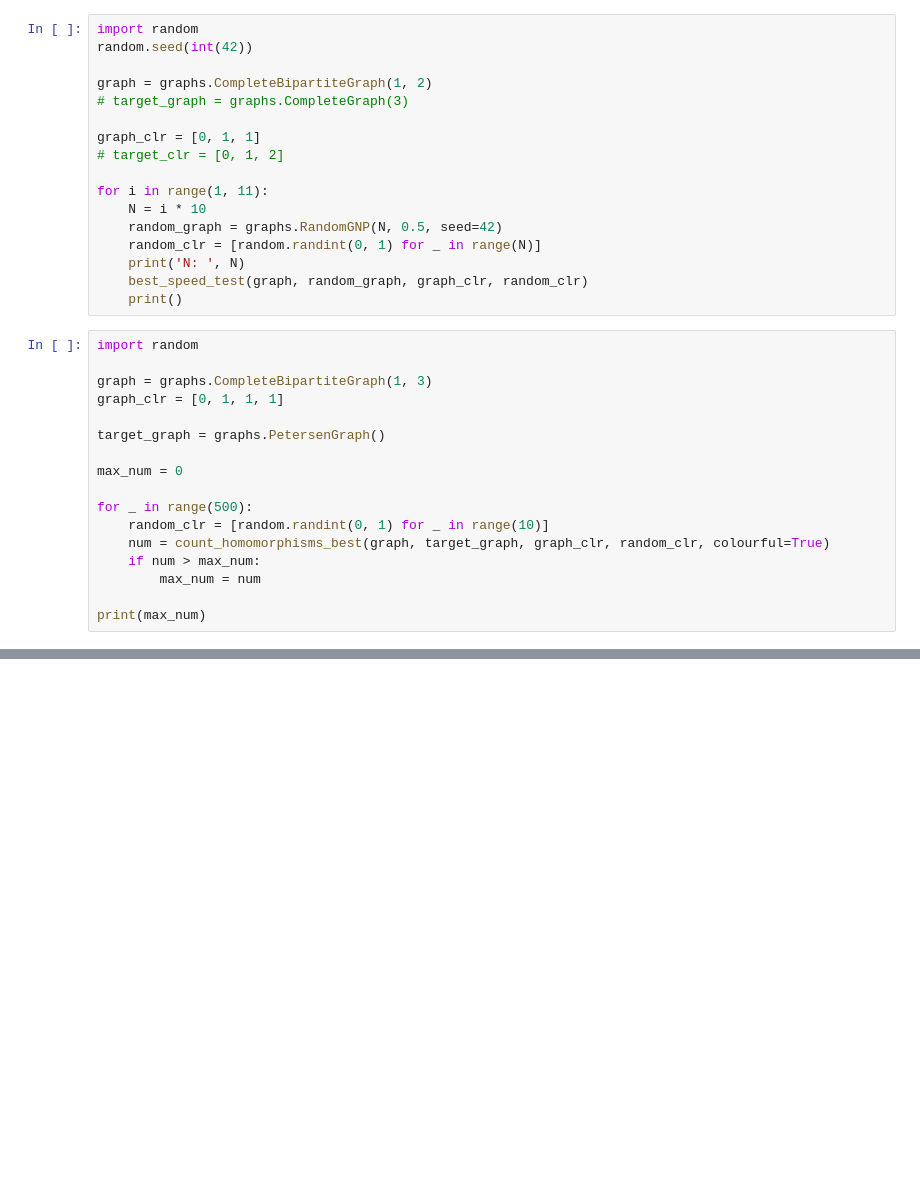
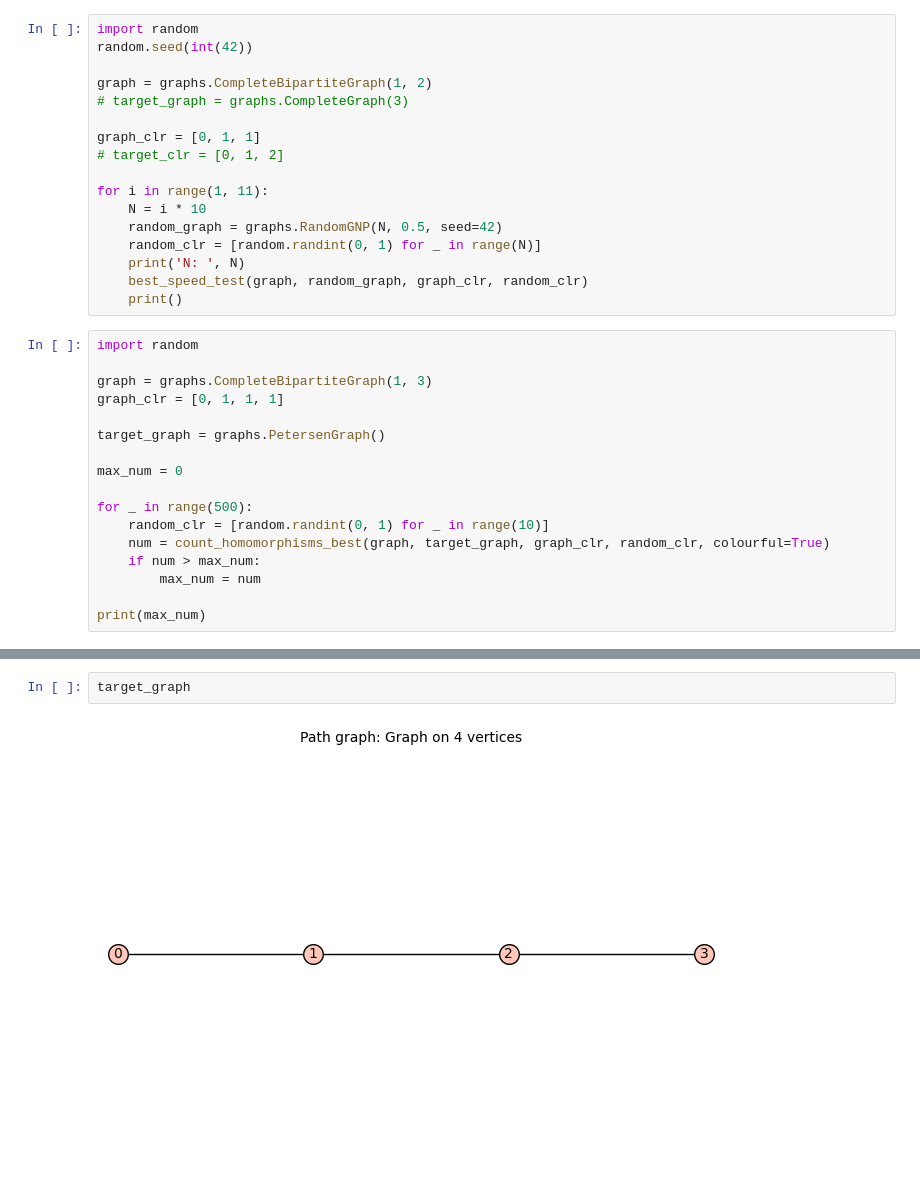
Before and after one commit to guojing0/count-graph-homs, a Jupyter notebook: hom-count-exp.ipynb, the cells around one changed output, grey strips where cells are left out. Saved outputs shown, nothing was run; the diff lists cells and outputs as text; blank space fills up the shorter version.

```diff
--- a/hom-count-exp.ipynb
+++ b/hom-count-exp.ipynb
@@ -143,0 +143,4 @@ G
+# %%
+target_graph
+# %% [output]
+[figure, added]
```
Also changed, not shown: parts of 8 cells of this notebook, 2 other files.
